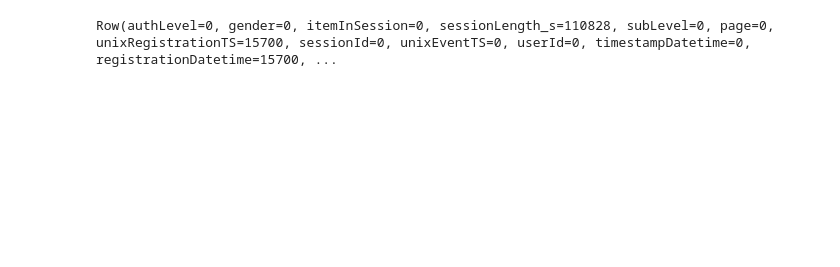
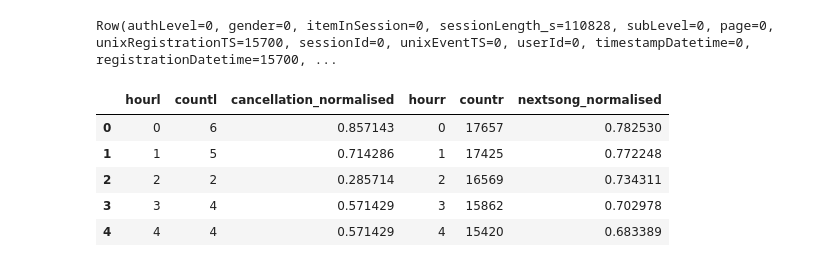
Before and after one commit to jhmarlow/digital-services-churn-prediction, a Jupyter notebook: notebooks/Sparkify_DataWrangling.ipynb, the cells around one changed output. Drawn from its saved outputs; the diff is of its cells as text; code cells hidden in the pictures; blank space fills up the shorter version.

```diff
--- a/notebooks/Sparkify_DataWrangling.ipynb
+++ b/notebooks/Sparkify_DataWrangling.ipynb
@@ -194,0 +213,9 @@ wrangled_data.write.parquet("../data/03_primary/medium-sparkify-event-data-wrang
+# %%
+usage_df.head()
+# %% [output]
+|  | hourl | countl | cancellation_normalised | hourr | countr | nextsong_normalised |
+| 0 | 0 | 6 | 0.857143 | 0 | 17657 | 0.782530 |
+| 1 | 1 | 5 | 0.714286 | 1 | 17425 | 0.772248 |
+| 2 | 2 | 2 | 0.285714 | 2 | 16569 | 0.734311 |
+| 3 | 3 | 4 | 0.571429 | 3 | 15862 | 0.702978 |
+| 4 | 4 | 4 | 0.571429 | 4 | 15420 | 0.683389 |
```
Also changed, not shown: parts of 8 cells of this notebook, 3 other files.
